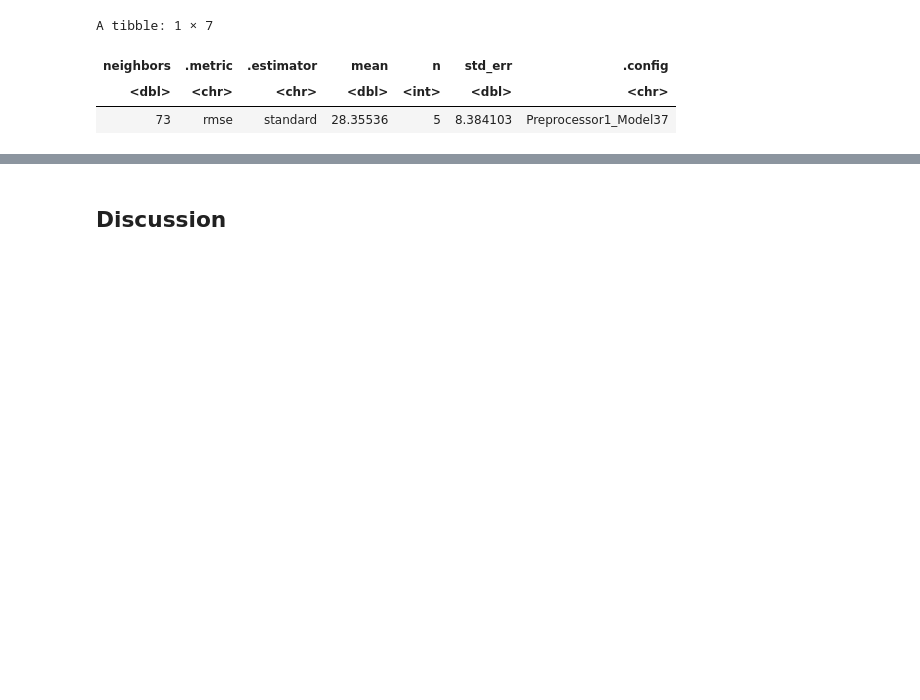
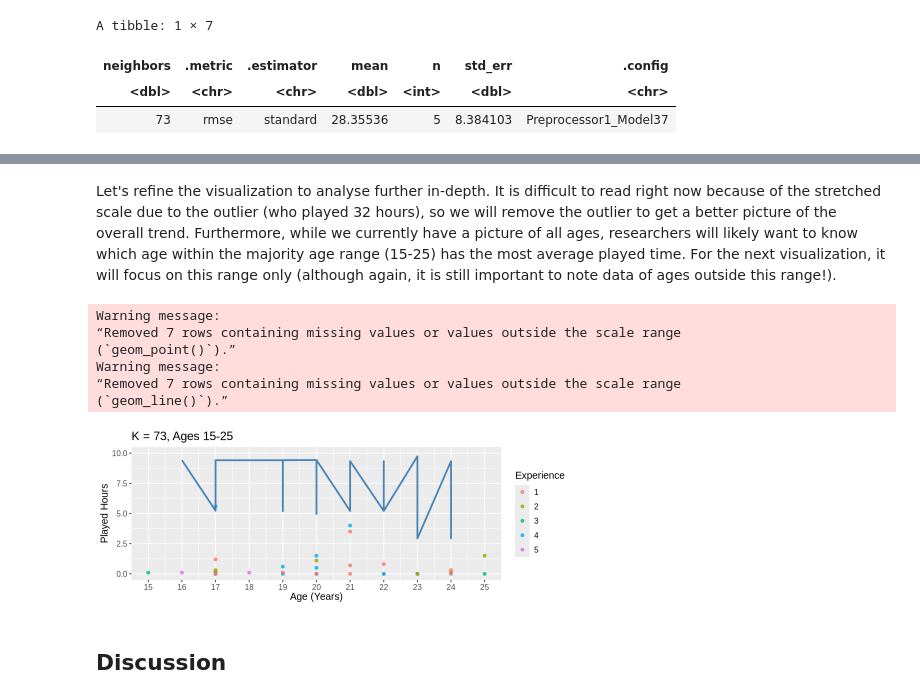
Before and after one commit to aishu-09/ds-project, a Jupyter notebook: final-report.ipynb, the cells around one changed output, grey strips where cells are left out. Saved outputs shown, nothing was run; the diff lists cells and outputs as text; code cells hidden in the pictures; blank space fills up the shorter version.

```diff
--- a/final-report.ipynb
+++ b/final-report.ipynb
@@ -280,2 +296,32 @@ A tibble: 6 × 2
+# %% [markdown]
+Let's refine the visualization to analyse further in-depth. It is difficult to read right now because of the stretched scale due to the outlier (who played 32 hours), so we will remove the outlier to get a better picture of the overall trend. Furthermore, while we currently have a picture of all ages, researchers will likely want to know which age within the majority age range (15-25) has the most average played time. For the next visualization, it will focus on this range only (although again, it is still important to note data of ages outside this range!).
+# %%
+options(repr.plot.width = 8, repr.plot.height = 3)
+
+# create a visualization for this age range without outliers
+players_predictions_visualized_new <- ggplot(players_predictions, aes(x = age, y = played_hours, color = as.factor(experience))) +
+    geom_point(alpha = 0.8) +
+    geom_line(data = players_predictions,
+        mapping = aes(x = age, y = .pred),
+        color = "steelblue",
+        linewidth = 1) +
+    theme(text = element_text(size = 12)) +
+    labs(x = "Age (Years)",
+         y = "Played Hours",
+         color = "Experience",
+         title = "K = 73, Ages 15-25") +
+    scale_x_continuous(breaks=seq(15,25,by=1),
+                       lim = c(15, 25)) +
+    ylim(c(0, 10))
+
+players_predictions_visualized_new
+# %% [output]
+Warning message:
+“Removed 7 rows containing missing values or values outside the scale range
+(`geom_point()`).”
+Warning message:
+“Removed 7 rows containing missing values or values outside the scale range
+(`geom_line()`).”
+[figure, added]
 # %% [markdown]
 ## Discussion
```
Also changed, not shown: parts of 9 cells of this notebook.
